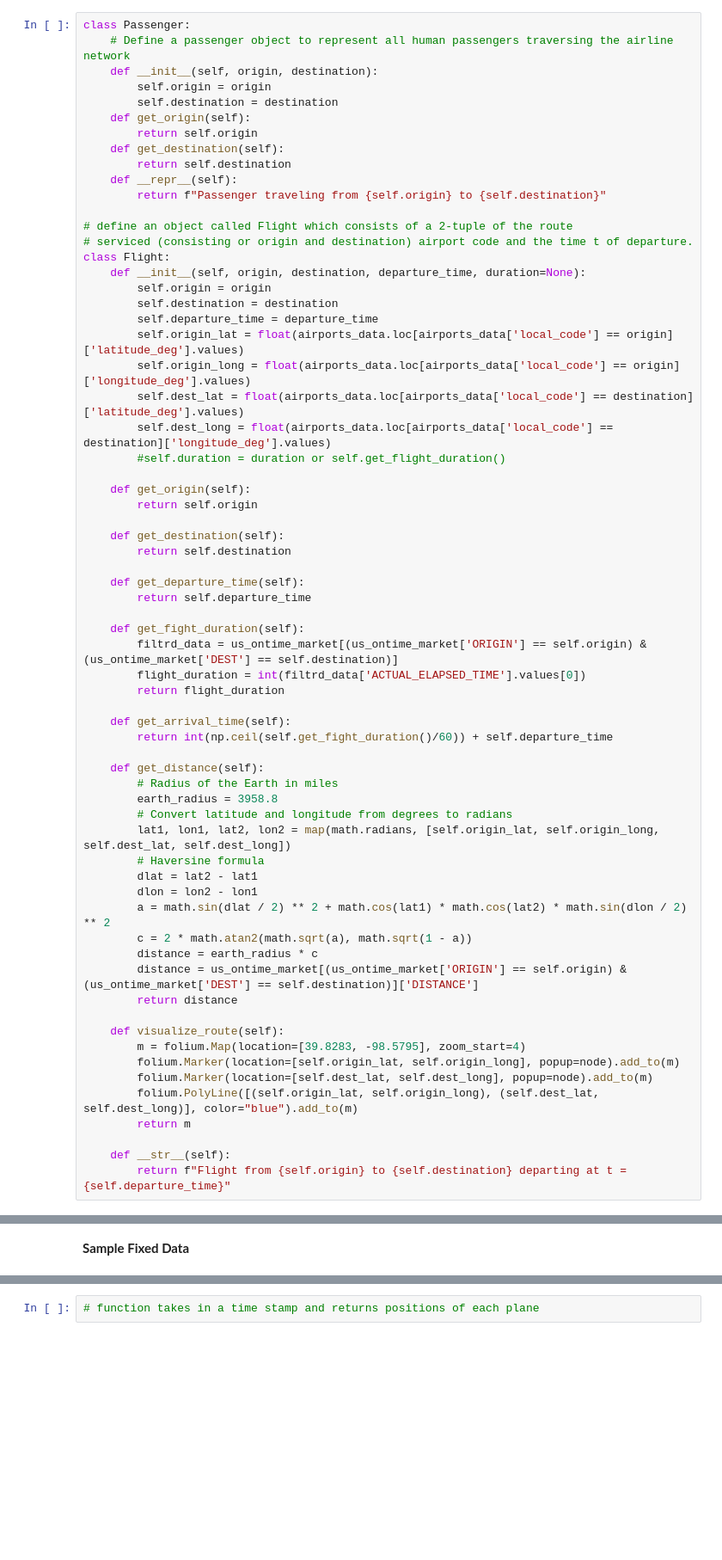
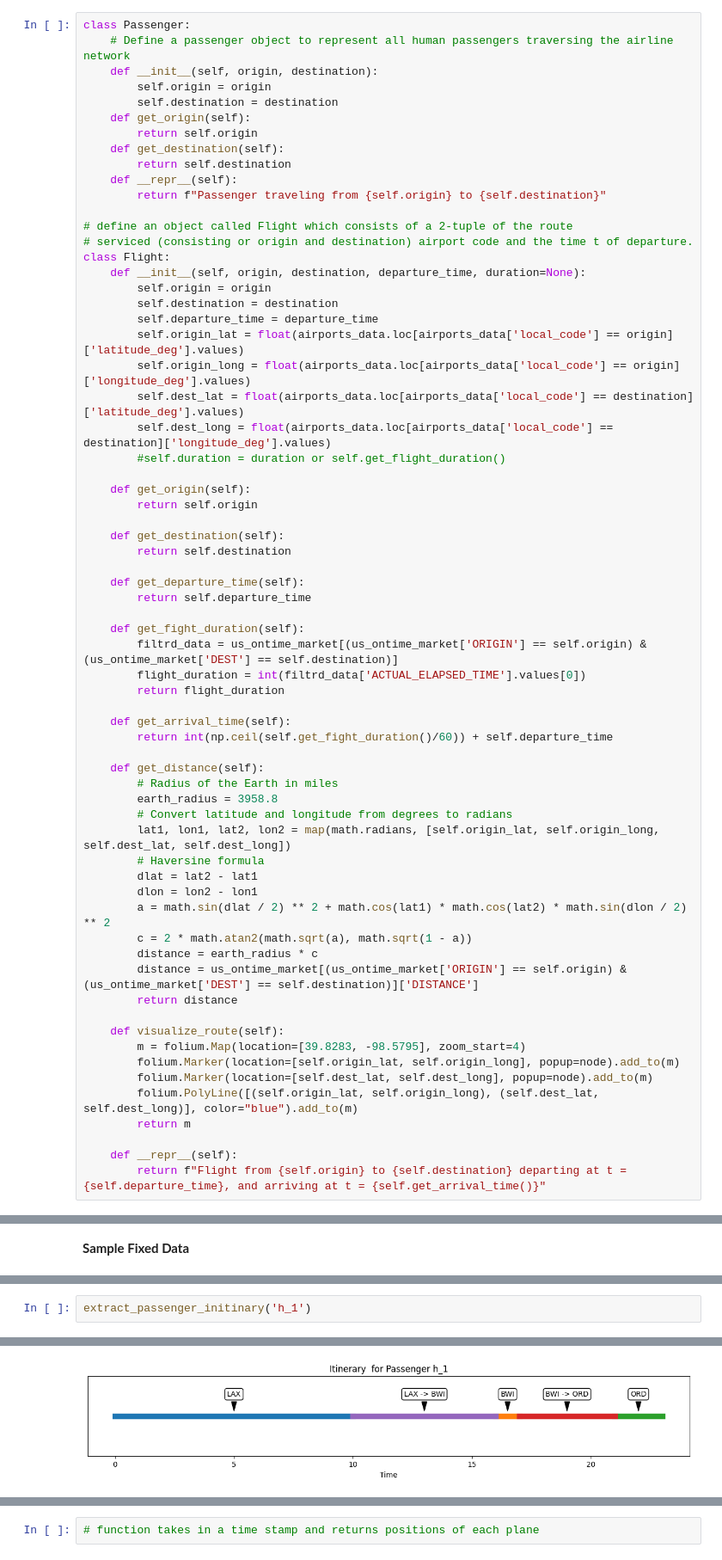
Before and after one commit to krutalp/Senior_Project, a Jupyter notebook: simulated_data_ex.ipynb, the cells around one changed output, grey strips where cells are left out. Shown at 86% size. Saved outputs shown, nothing was run; the diff lists cells and outputs as text; blank space fills up the shorter version.

Commit message:
added visualizations for exp 1

```diff
--- a/simulated_data_ex.ipynb
+++ b/simulated_data_ex.ipynb
@@ -407,8 +407,8 @@ class Flight:
         folium.PolyLine([(self.origin_lat, self.origin_long), (self.dest_lat, self.dest_long)], color="blue").add_to(m)
         return m
 
-    def __str__(self):
-        return f"Flight from {self.origin} to {self.destination} departing at t = {self.departure_time}"
+    def __repr__(self):
+        return f"Flight from {self.origin} to {self.destination} departing at t = {self.departure_time}, and arriving at t = {self.get_arrival_time()}"
 # %% [markdown]
 ## Experiment 1:
 ### Define all Decision Variables and load into Gurobi
@@ -732,0 +764,3 @@ Best objective 8.700000000000e+01, best bound 8.700000000000e+01, gap 0.0000%
+# %%
+extract_passenger_initinary('h_1')
+# %% [output]
@@ -733 +772,2 @@ Best objective 8.700000000000e+01, best bound 8.700000000000e+01, gap 0.0000%
+[figure, added]
 # %%
```
Also changed, not shown: parts of 19 cells of this notebook.
